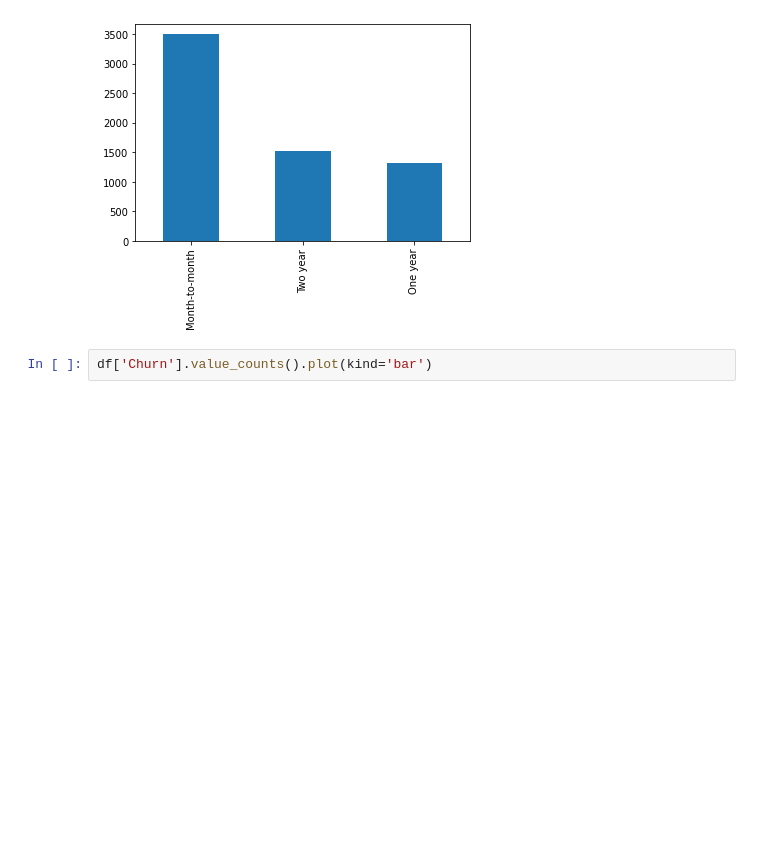
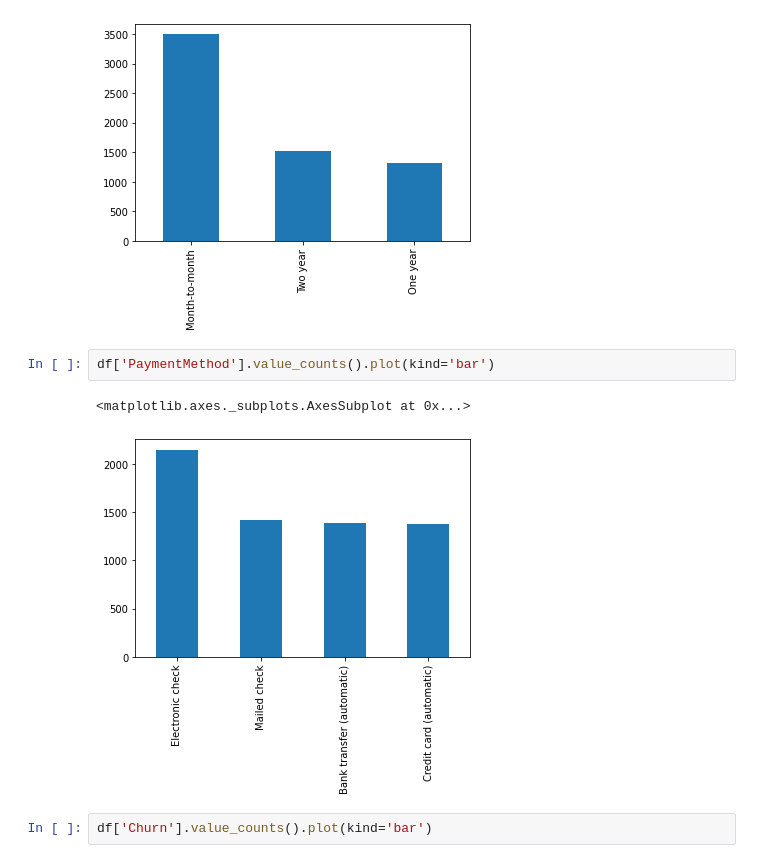
Before and after one commit to mesha4545a/Assigment-2, a Jupyter notebook: 01_case_study_setup.ipynb, the cells around one changed output. Saved outputs shown, nothing was run; the diff lists cells and outputs as text; blank space fills up the shorter version.

```diff
--- a/01_case_study_setup.ipynb
+++ b/01_case_study_setup.ipynb
@@ -144,6 +170,11 @@ df['Contract'].value_counts().plot(kind='bar')
 # %% [output]
 <matplotlib.axes._subplots.AxesSubplot at 0x...>
 [figure]
+# %%
+df['PaymentMethod'].value_counts().plot(kind='bar')
+# %% [output]
+<matplotlib.axes._subplots.AxesSubplot at 0x...>
+[figure, added]
 # %%
 df['Churn'].value_counts().plot(kind='bar')
 # %% [output]
```
Also changed, not shown: parts of 4 cells of this notebook.
